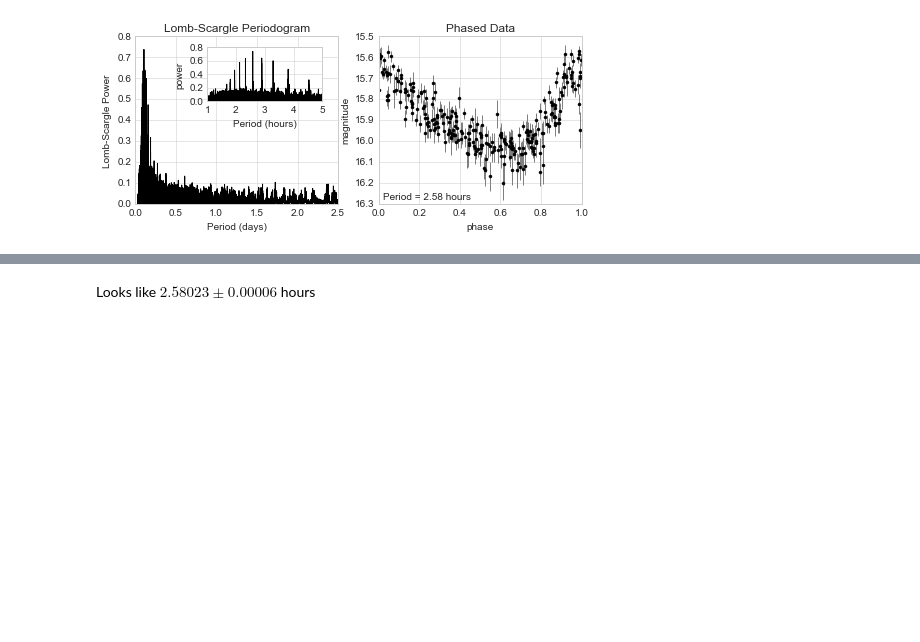
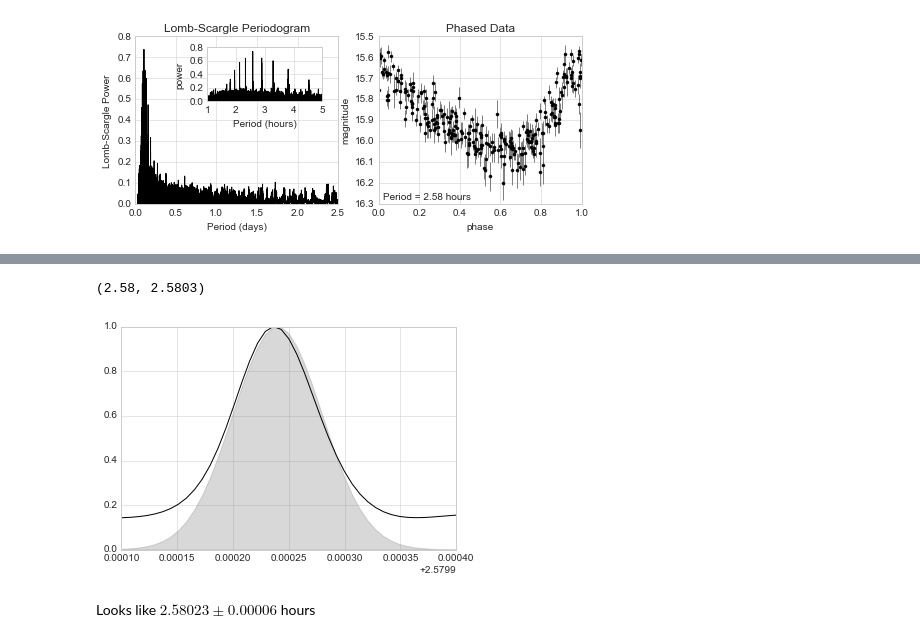
Before and after one commit to jakevdp/PracticalLombScargle, a Jupyter notebook: figures/LINEAR_Example.ipynb, the cells around one changed output, grey strips where cells are left out. Drawn from its saved outputs; the diff is of its cells as text; code cells hidden in the pictures; blank space fills up the shorter version.

```diff
--- a/figures/LINEAR_Example.ipynb
+++ b/figures/LINEAR_Example.ipynb
@@ -115,3 +109,19 @@ plt.xlim(2.58, 2.5803)
+# %%
+f, P = ls.autopower(nyquist_factor=500,
+                    minimum_frequency=9.3,
+                    maximum_frequency=9.31,
+                    samples_per_peak=20,
+                    normalization='psd')
+P = np.exp(P)
+P /= P.max()
+h = 24. / f
+
+plt.plot(h, P, '-k')
+plt.fill(h, np.exp(-0.5 * (h - 2.58014) ** 2 / 0.00004 ** 2), color='gray', alpha=0.3)
+plt.xlim(2.58, 2.5803)
+# %% [output]
+(2.58, 2.5803)
+[figure, added]
 # %% [markdown]
 Looks like $2.58023 \pm 0.00006$ hours
 # %%
```
Also changed, not shown: parts of 3 cells of this notebook, 2 other files.
